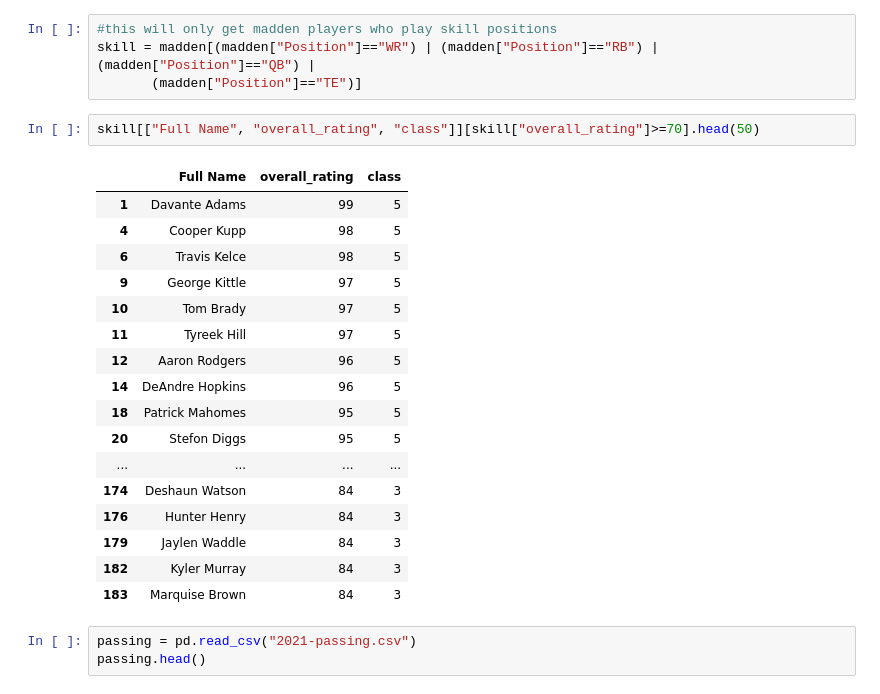
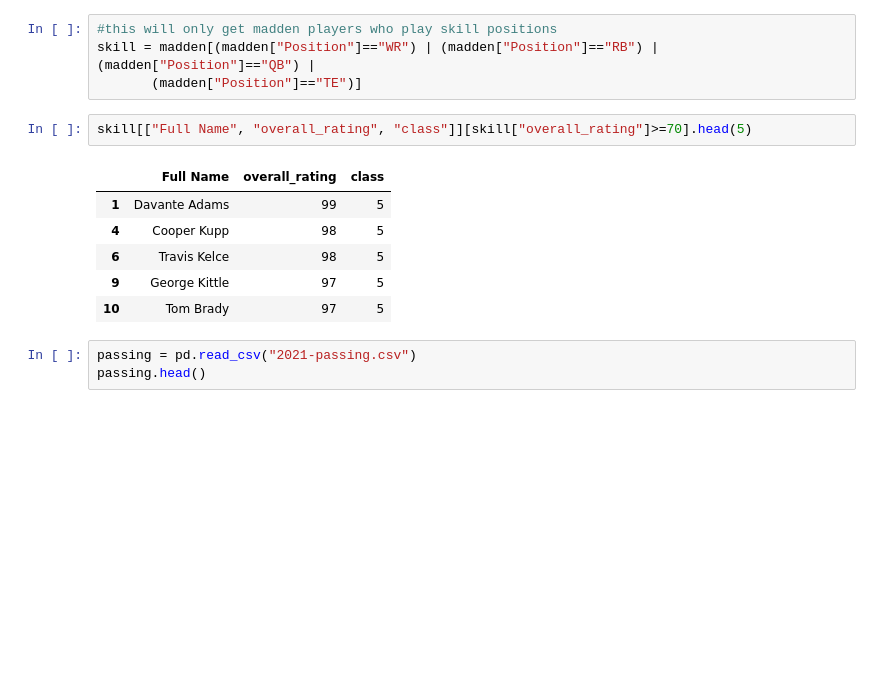
Before and after one commit to david-lytikainen/madden-408v, a Jupyter notebook: madden.ipynb, the cells around one changed output. Drawn from its saved outputs; the diff is of its cells as text; blank space fills up the shorter version.

```diff
--- a/madden.ipynb
+++ b/madden.ipynb
@@ -49,25 +49,14 @@ madden[["Full Name", "overall_rating", "class"]]
 skill = madden[(madden["Position"]=="WR") | (madden["Position"]=="RB") | (madden["Position"]=="QB") |
        (madden["Position"]=="TE")]
 # %%
-skill[["Full Name", "overall_rating", "class"]][skill["overall_rating"]>=70].head(50)
+skill[["Full Name", "overall_rating", "class"]][skill["overall_rating"]>=70].head(5)
 # %% [output]
 |  | Full Name | overall_rating | class |
 | 1 | Davante Adams | 99 | 5 |
 | 4 | Cooper Kupp | 98 | 5 |
 | 6 | Travis Kelce | 98 | 5 |
 | 9 | George Kittle | 97 | 5 |
 | 10 | Tom Brady | 97 | 5 |
-| 11 | Tyreek Hill | 97 | 5 |
-| 12 | Aaron Rodgers | 96 | 5 |
-| 14 | DeAndre Hopkins | 96 | 5 |
-| 18 | Patrick Mahomes | 95 | 5 |
-| 20 | Stefon Diggs | 95 | 5 |
-| ... | ... | ... | ... |
-| 174 | Deshaun Watson | 84 | 3 |
-| 176 | Hunter Henry | 84 | 3 |
-| 179 | Jaylen Waddle | 84 | 3 |
-| 182 | Kyler Murray | 84 | 3 |
-| 183 | Marquise Brown | 84 | 3 |
 # %%
 passing = pd.read_csv("2021-passing.csv")
 passing.head()
```
Also changed, not shown: parts of 5 cells of this notebook.
